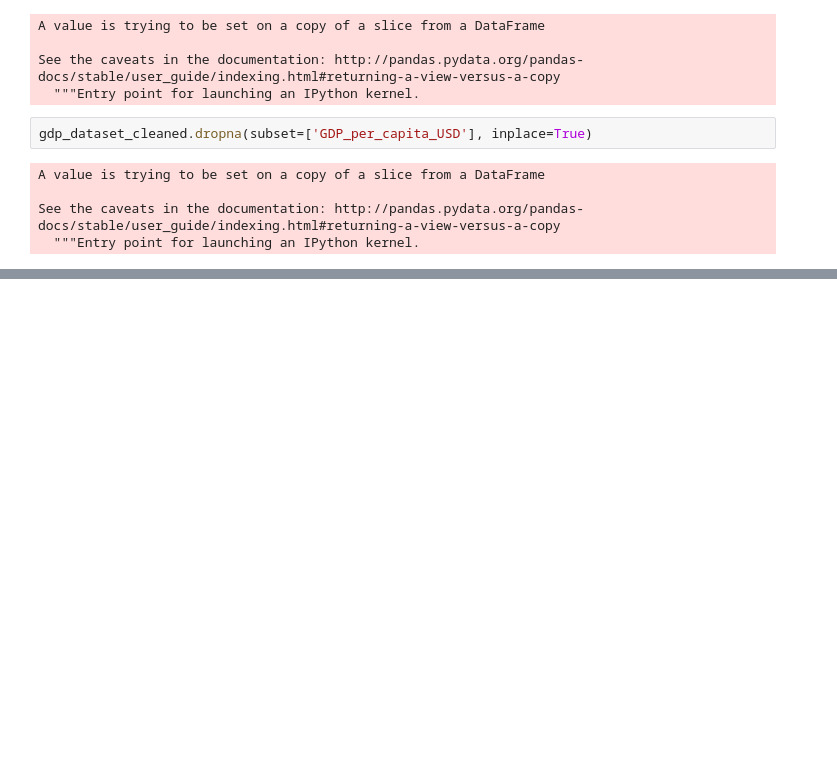
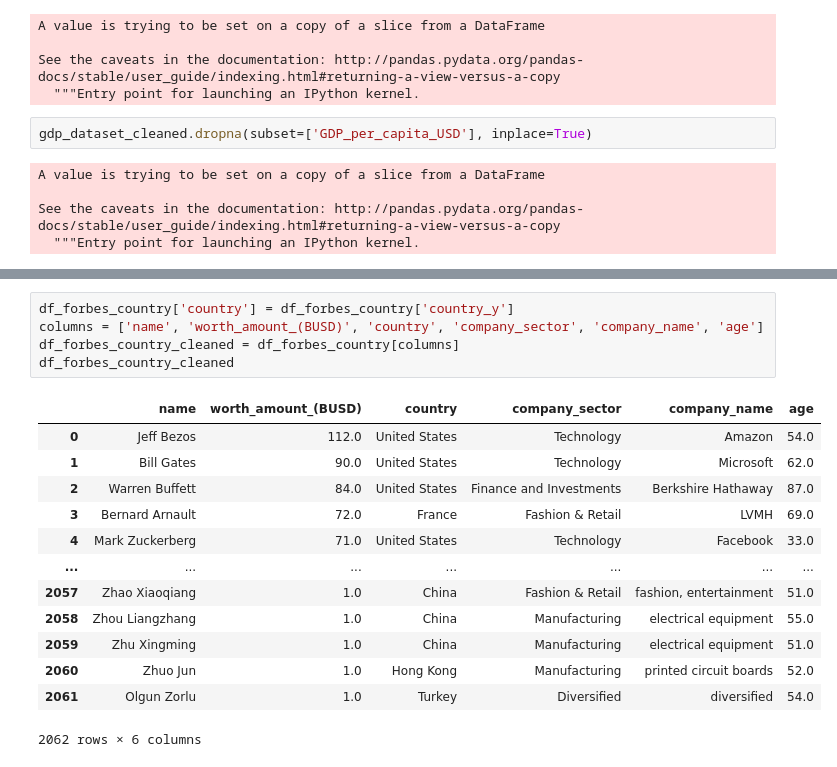
Before and after one commit to vkamg/Ironhack-Module-1-Project---Pipelines, a Jupyter notebook: notebooks/web_scraping_Data.ipynb, the cells around one changed output, grey strips where cells are left out. Cells and saved outputs as stored; diff of their text form; blank space fills up the shorter version.

```diff
--- a/notebooks/web_scraping_Data.ipynb
+++ b/notebooks/web_scraping_Data.ipynb
@@ -116,0 +150,19 @@ df_forbeslist.head()
+# %%
+df_forbes_country['country'] = df_forbes_country['country_y']
+columns = ['name', 'worth_amount_(BUSD)', 'country', 'company_sector', 'company_name', 'age']
+df_forbes_country_cleaned = df_forbes_country[columns]
+df_forbes_country_cleaned
+# %% [output]
+|  | name | worth_amount_(BUSD) | country | company_sector | company_name | age |
+| 0 | Jeff Bezos | 112.0 | United States | Technology | Amazon | 54.0 |
+| 1 | Bill Gates | 90.0 | United States | Technology | Microsoft | 62.0 |
+| 2 | Warren Buffett | 84.0 | United States | Finance and Investments | Berkshire Hathaway | 87.0 |
+| 3 | Bernard Arnault | 72.0 | France | Fashion & Retail | LVMH | 69.0 |
+| 4 | Mark Zuckerberg | 71.0 | United States | Technology | Facebook | 33.0 |
+| ... | ... | ... | ... | ... | ... | ... |
+| 2057 | Zhao Xiaoqiang | 1.0 | China | Fashion & Retail | fashion, entertainment | 51.0 |
+| 2058 | Zhou Liangzhang | 1.0 | China | Manufacturing | electrical equipment | 55.0 |
+| 2059 | Zhu Xingming | 1.0 | China | Manufacturing | electrical equipment | 51.0 |
+| 2060 | Zhuo Jun | 1.0 | Hong Kong | Manufacturing | printed circuit boards | 52.0 |
+| 2061 | Olgun Zorlu | 1.0 | Turkey | Diversified | diversified | 54.0 |
+2062 rows × 6 columns
```
Also changed, not shown: parts of 9 cells of this notebook, 10 other files.
